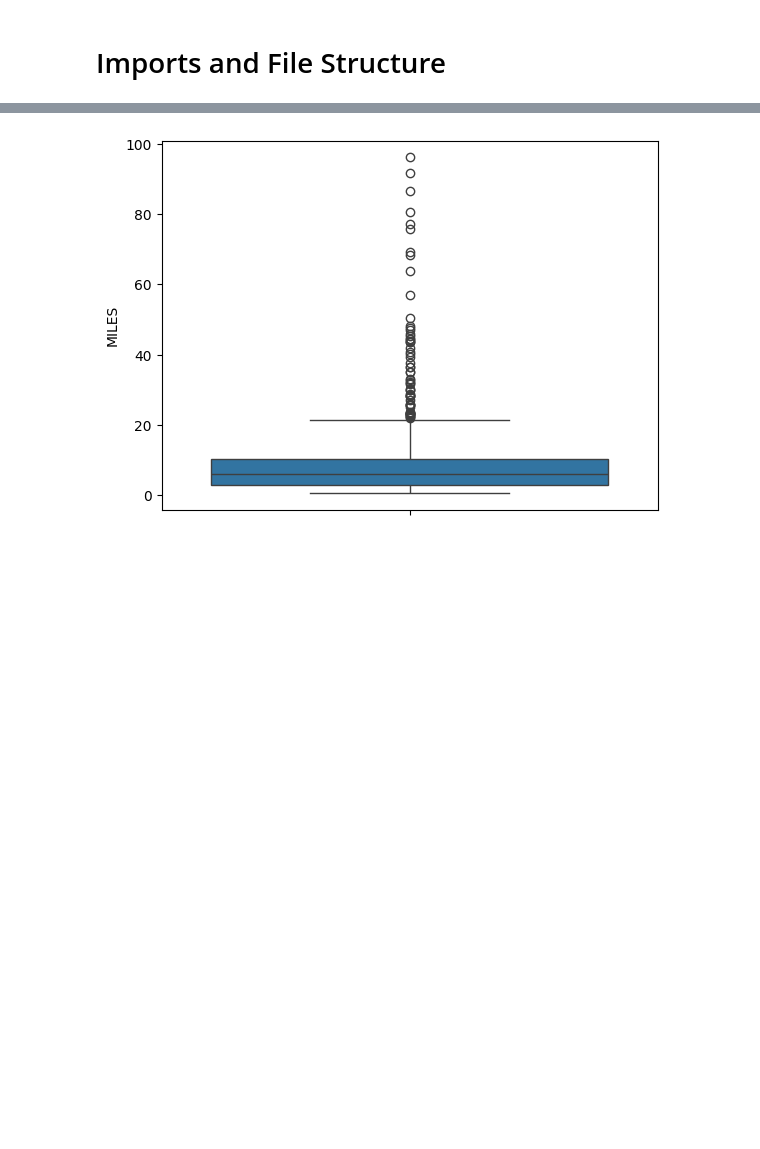
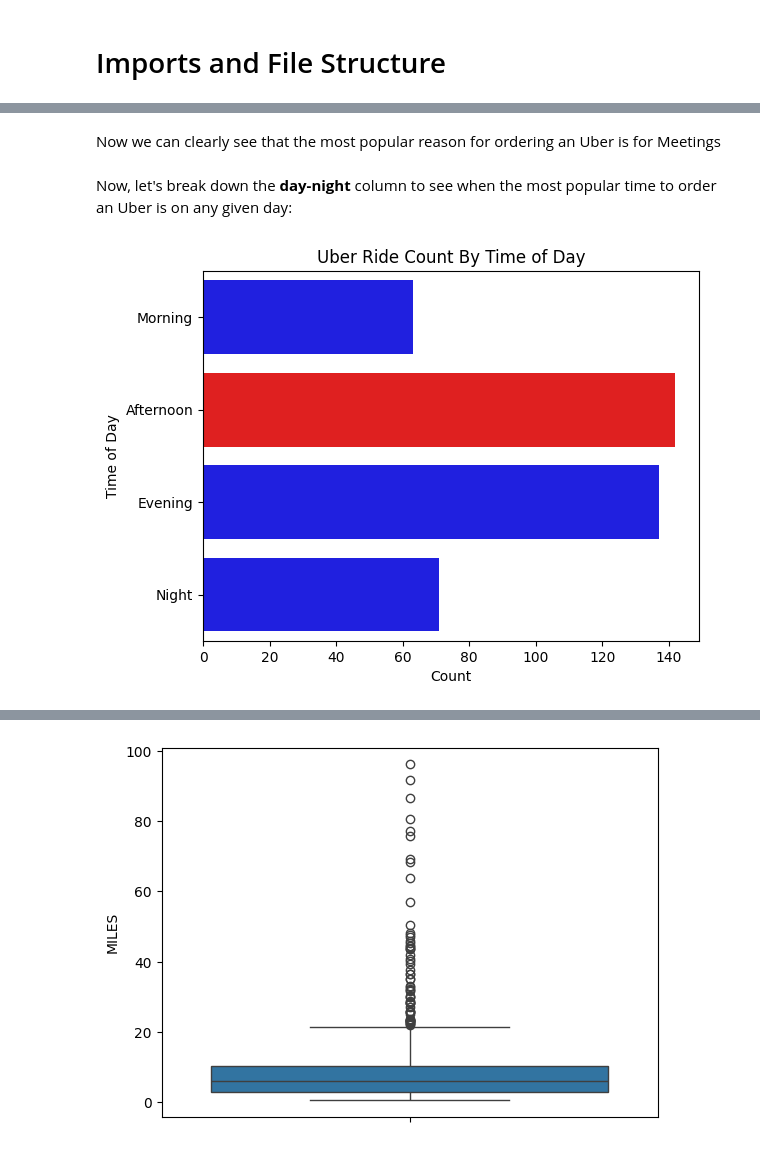
Before and after one commit to joshthesteez/Uber-Data-Analysis, a Jupyter notebook: UberAnalysis.ipynb, the cells around one changed output, grey strips where cells are left out. Drawn from its saved outputs; the diff is of its cells as text; code cells hidden in the pictures; blank space fills up the shorter version.

```diff
--- a/UberAnalysis.ipynb
+++ b/UberAnalysis.ipynb
@@ -269,0 +210,23 @@ Now we will look at ride distance to see if there is anything worth noting.
+# %% [markdown]
+Now we can clearly see that the most popular reason for ordering an Uber is for Meetings
+# %% [markdown]
+Now, let's break down the **day-night** column to see when the most popular time to order an Uber is on any given day:
+# %%
+palette = {'Afternoon' : 'red',
+           'Evening' : 'blue',
+           'Night' : 'blue',
+           'Morning' : 'blue',}
+
+sns.countplot(data=dataset,
+              y='day-night',
+              hue='day-night',
+              legend=False,
+              palette=palette)
+
+plt.xlabel('Count')
+plt.ylabel('Time of Day')
+plt.title('Uber Ride Count By Time of Day')
+
+plt.show()
+# %% [output]
+[figure, added]
```
Also changed, not shown: parts of 42 cells of this notebook.
